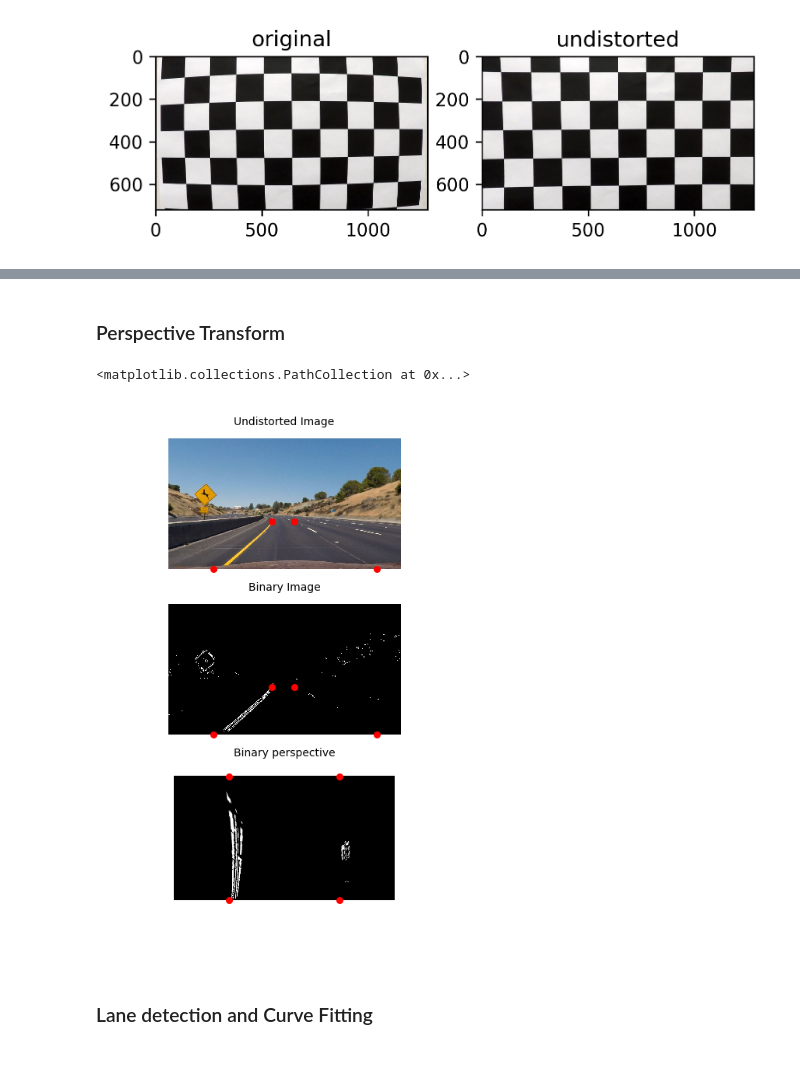
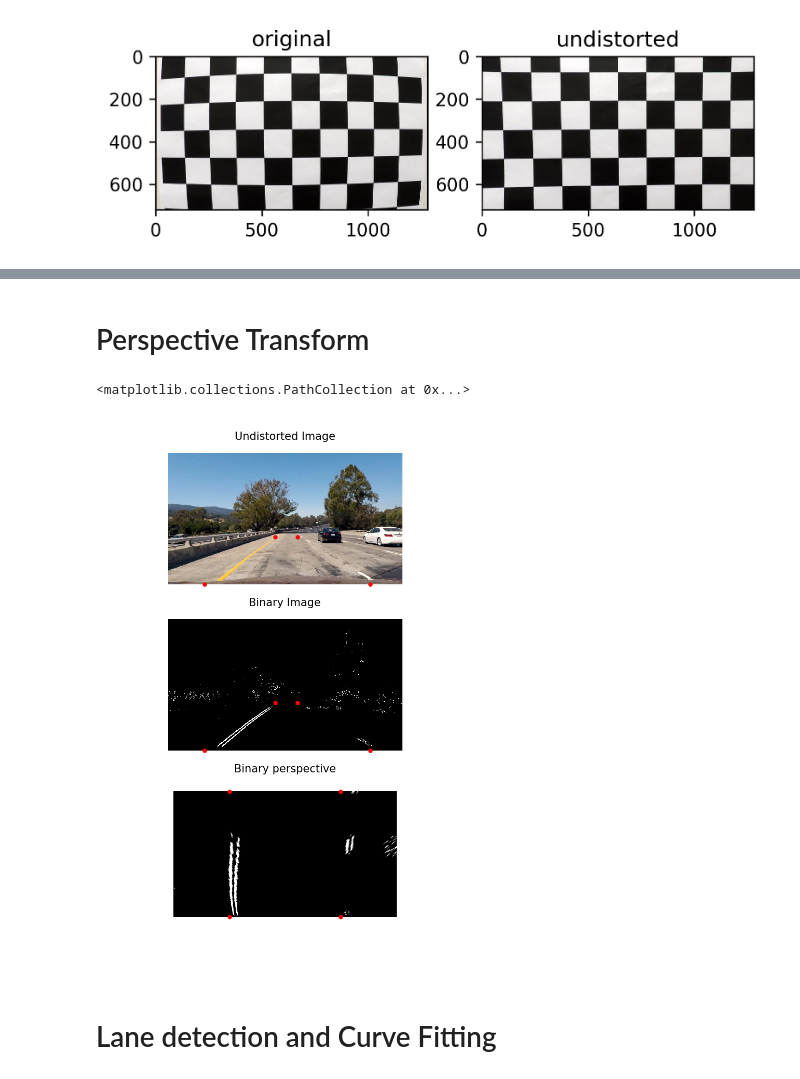
Before and after one commit to jaeoh2/self-driving-car-nd, a Jupyter notebook: CarND-Advanced-Lane-Lines-P4/Advanced-Lane-Lines.ipynb, the cells around one changed output, grey strips where cells are left out. Cells and saved outputs as stored; diff of their text form; code cells hidden in the pictures.

```diff
--- a/CarND-Advanced-Lane-Lines-P4/Advanced-Lane-Lines.ipynb
+++ b/CarND-Advanced-Lane-Lines-P4/Advanced-Lane-Lines.ipynb
@@ -70,7 +71,9 @@ plt.subplot(1,2,2), plt.imshow(testDst), plt.title('undistorted')
 [figure]
 # %%
 #undistortion image
-img = mpimg.imread(test_imgs + "test2.jpg")
+img = mpimg.imread(test_imgs + "test1.jpg")
+#img = mpimg.imread(test_imgs + "straight_lines2.jpg")
+
 imgSize = (img.shape[1], img.shape[0])
 
 ret, mtx, dist, rvecs, tvecs = cv2.calibrateCamera(objpoints, imgpoints, imgSize, None, None)
@@ -191,12 +194,12 @@ plt.subplot(2,1,2),plt.imshow(combined, cmap='gray')
 # %% [markdown]
-### Perspective Transform
+# Perspective Transform
 # %%
 #set source corners
 srcPoint = np.float32([
-    [570,460], #570,460
-    [250,720], #250,720
-    [1150,720],#1150,720
-    [695,460]  #695,460
+    [585,460], #585,460
+    [200,720], #200,720
+    [1108,720],#1108,720
+    [710,460]  #710,460
 ])
 #set destinatino corners
 dstPoint = np.float32([
@@ -208,27 +211,27 @@ dstPoint = np.float32([
 # %%
 #get PerspectiveTransform
 M = cv2.getPerspectiveTransform(srcPoint, dstPoint)
 warpedImage = cv2.warpPerspective(combined, M, imgSize)
 
-plt.figure(dpi=200)
+plt.figure(dpi=300)
 plt.subplot(3,1,1),plt.imshow(dstImage),
 plt.title('Undistorted Image',fontsize=5),plt.axis('off')
 x,y = srcPoint.T
-plt.scatter(x,y, s=5, color='r')
+plt.scatter(x,y, s=1, color='r')
 
 plt.subplot(3,1,2),plt.imshow(combined, cmap='gray'),
 plt.title('Binary Image',fontsize=5),plt.axis('off')
-plt.scatter(x,y, s=5, color='r')
+plt.scatter(x,y, s=1, color='r')
 
 plt.subplot(3,1,3),plt.imshow(warpedImage, cmap='gray'),
 plt.title('Binary perspective',fontsize=5),plt.axis('off')
 x,y = dstPoint.T
-plt.scatter(x,y, s=5, color='r')
+plt.scatter(x,y, s=1, color='r')
 # %% [output]
 <matplotlib.collections.PathCollection at 0x...>
-[figure, old version]
+[figure, new version]
 # %% [markdown]
-### Lane detection and Curve Fitting
+# Lane detection and Curve Fitting
 # %%
 hist = np.sum(warpedImage[warpedImage.shape[0]//2:,:], axis=0)
 plt.subplot(2,1,1),plt.imshow(warpedImage, aspect='auto', cmap='gray'),plt.title("Binary perspective"),plt.axis('off')
```
Also changed, not shown: parts of 18 cells of this notebook.
